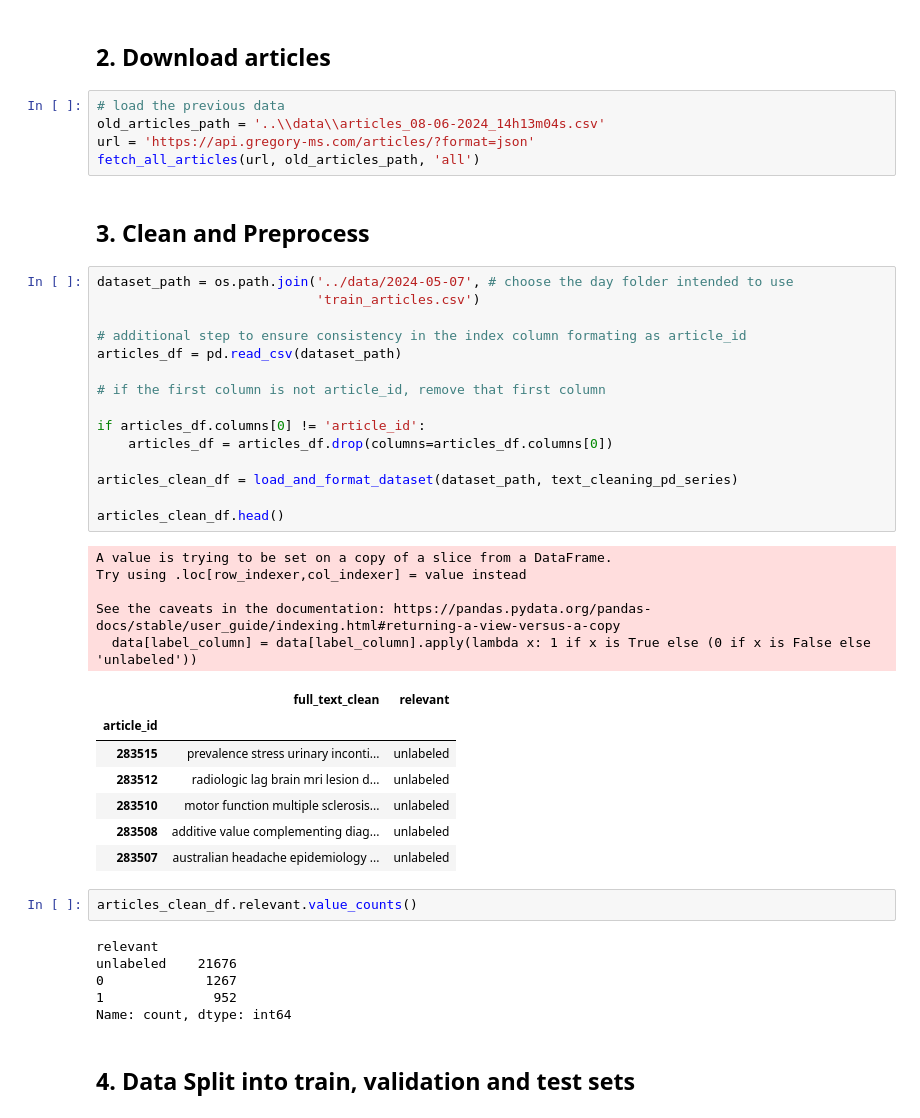
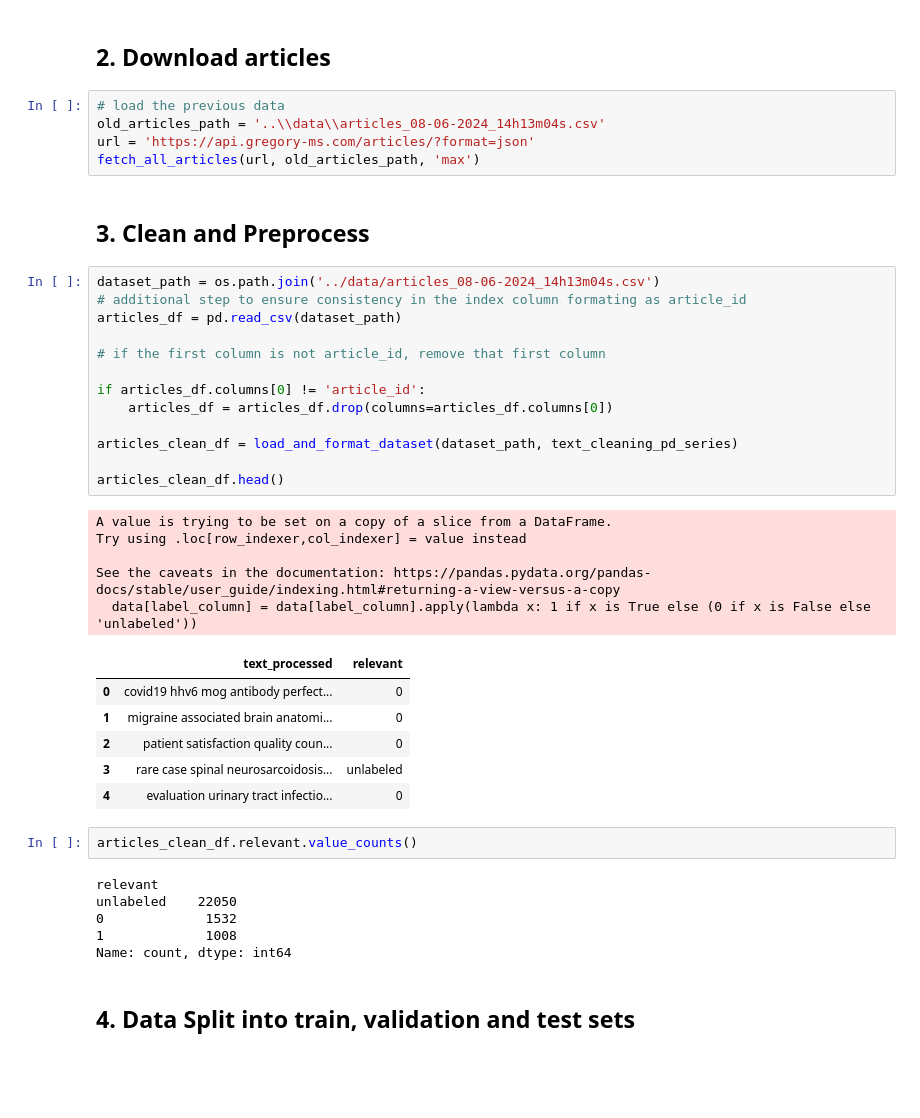
Before and after one commit to franciscogomes1999/GregoryAIxNovaSBE, a Jupyter notebook: notebooks_to_run/training_model.ipynb, the cells around one changed output. Saved outputs shown, nothing was run; the diff lists cells and outputs as text; blank space fills up the shorter version.

Commit message:
updates on text_utils

```diff
--- a/notebooks_to_run/training_model.ipynb
+++ b/notebooks_to_run/training_model.ipynb
@@ -28,44 +28,41 @@ from code_utils.pseudo_utils.utils_pseudo import *
 # load the previous data
 old_articles_path = '..\\data\\articles_08-06-2024_14h13m04s.csv'
 url = 'https://api.gregory-ms.com/articles/?format=json'
-fetch_all_articles(url, old_articles_path, 'all')
+fetch_all_articles(url, old_articles_path, 'max')
 # %% [markdown]
 ## 3. Clean and Preprocess
 # %%
-dataset_path = os.path.join('../data/2024-05-07', # choose the day folder intended to use
-                            'train_articles.csv')
-
+dataset_path = os.path.join('../data/articles_08-06-2024_14h13m04s.csv')
 # additional step to ensure consistency in the index column formating as article_id
 articles_df = pd.read_csv(dataset_path)
 
 # if the first column is not article_id, remove that first column
 
 if articles_df.columns[0] != 'article_id':
     articles_df = articles_df.drop(columns=articles_df.columns[0])
 
 articles_clean_df = load_and_format_dataset(dataset_path, text_cleaning_pd_series)
 
 articles_clean_df.head()
 # %% [output]
 A value is trying to be set on a copy of a slice from a DataFrame.
 Try using .loc[row_indexer,col_indexer] = value instead
 
 See the caveats in the documentation: https://pandas.pydata.org/pandas-docs/stable/user_guide/indexing.html#returning-a-view-versus-a-copy
   data[label_column] = data[label_column].apply(lambda x: 1 if x is True else (0 if x is False else 'unlabeled'))
-|  | full_text_clean | relevant |
-| article_id |  |  |
-| 283515 | prevalence stress urinary inconti... | unlabeled |
-| 283512 | radiologic lag brain mri lesion d... | unlabeled |
-| 283510 | motor function multiple sclerosis... | unlabeled |
-| 283508 | additive value complementing diag... | unlabeled |
-| 283507 | australian headache epidemiology ... | unlabeled |
+|  | text_processed | relevant |
+| 0 | covid19 hhv6 mog antibody perfect... | 0 |
+| 1 | migraine associated brain anatomi... | 0 |
+| 2 | patient satisfaction quality coun... | 0 |
+| 3 | rare case spinal neurosarcoidosis... | unlabeled |
+| 4 | evaluation urinary tract infectio... | 0 |
 # %%
 articles_clean_df.relevant.value_counts()
 # %% [output]
 relevant
-unlabeled    21676
-0             1267
-1              952
+unlabeled    22050
+0             1532
+1             1008
 Name: count, dtype: int64
 # %% [markdown]
 ## 4. Data Split into train, validation and test sets
```
Also changed, not shown: parts of 6 cells of this notebook, 1 other file.
